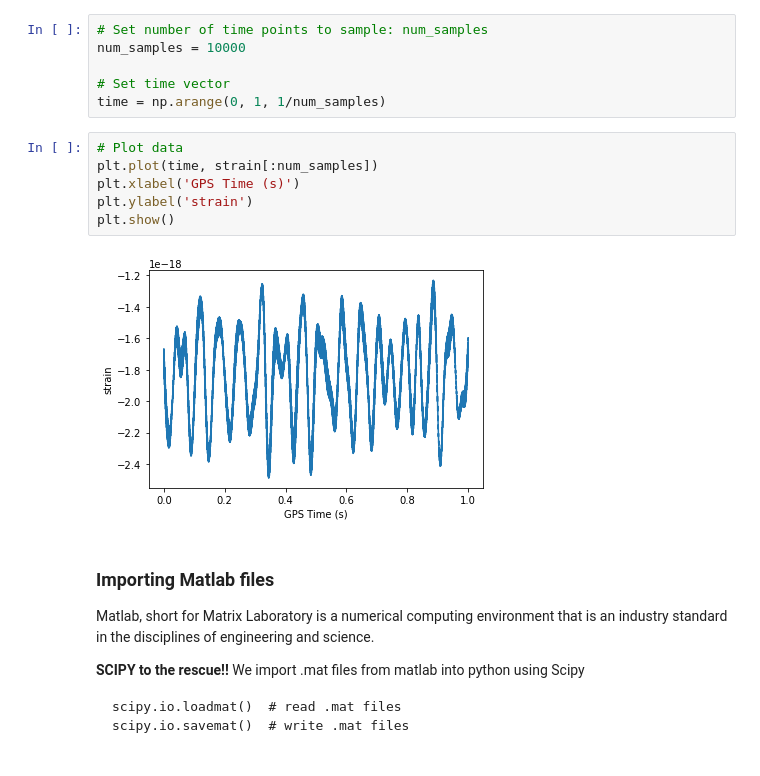
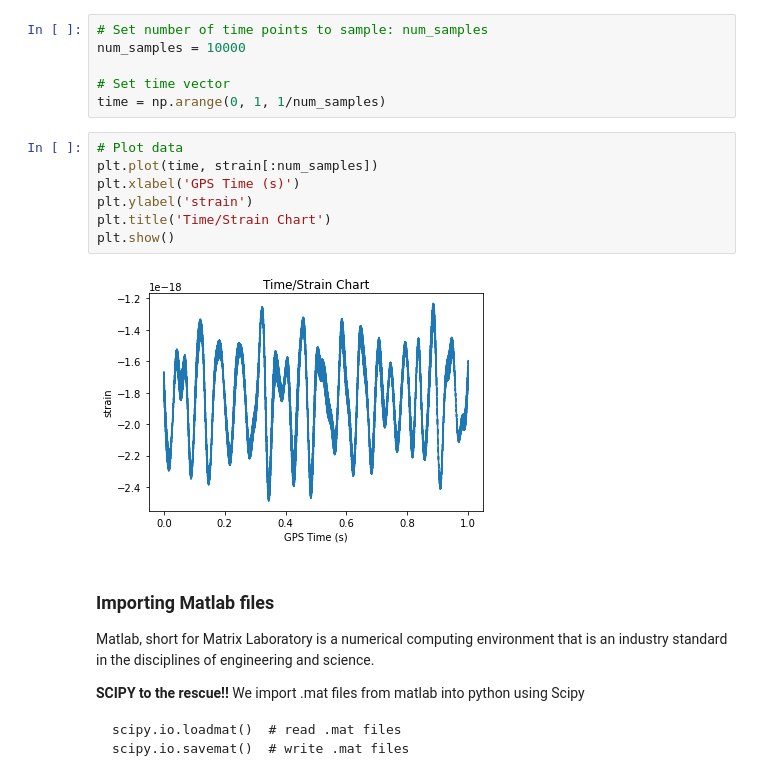
Before and after one commit to Lawrence-Krukrubo/Effective_Python, a Jupyter notebook: intro_to_importing_data_in_python.ipynb, the cells around one changed output. Cells and saved outputs as stored; diff of their text form.

```diff
--- a/intro_to_importing_data_in_python.ipynb
+++ b/intro_to_importing_data_in_python.ipynb
@@ -686,11 +683,12 @@ time = np.arange(0, 1, 1/num_samples)
 # %%
 # Plot data
 plt.plot(time, strain[:num_samples])
 plt.xlabel('GPS Time (s)')
 plt.ylabel('strain')
+plt.title('Time/Strain Chart')
 plt.show()
 # %% [output]
-[figure, old version]
+[figure, new version]
 # %% [markdown]
 ### Importing Matlab files
 
```
Also changed, not shown: parts of 37 cells of this notebook.
